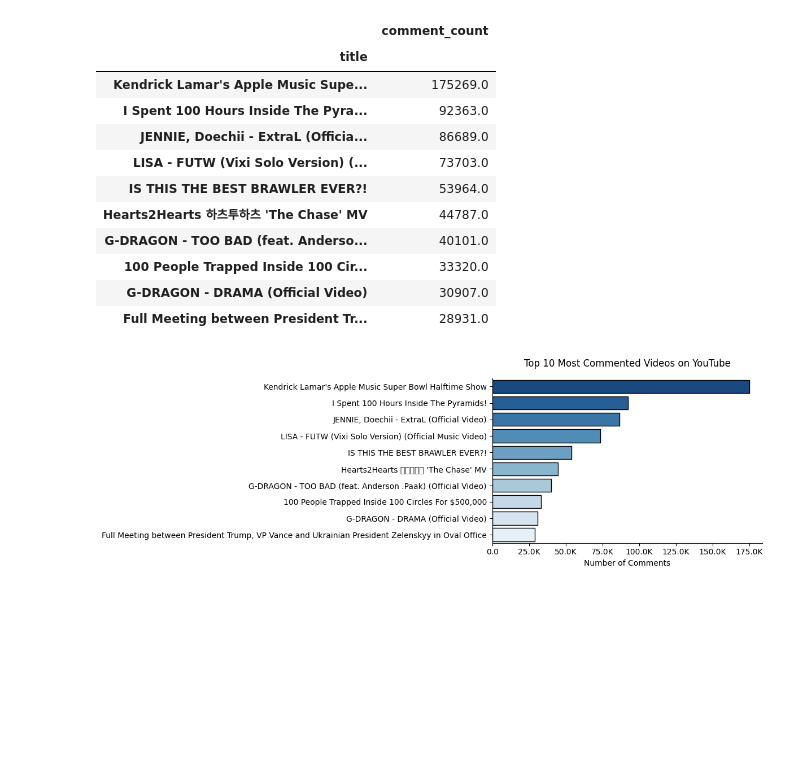
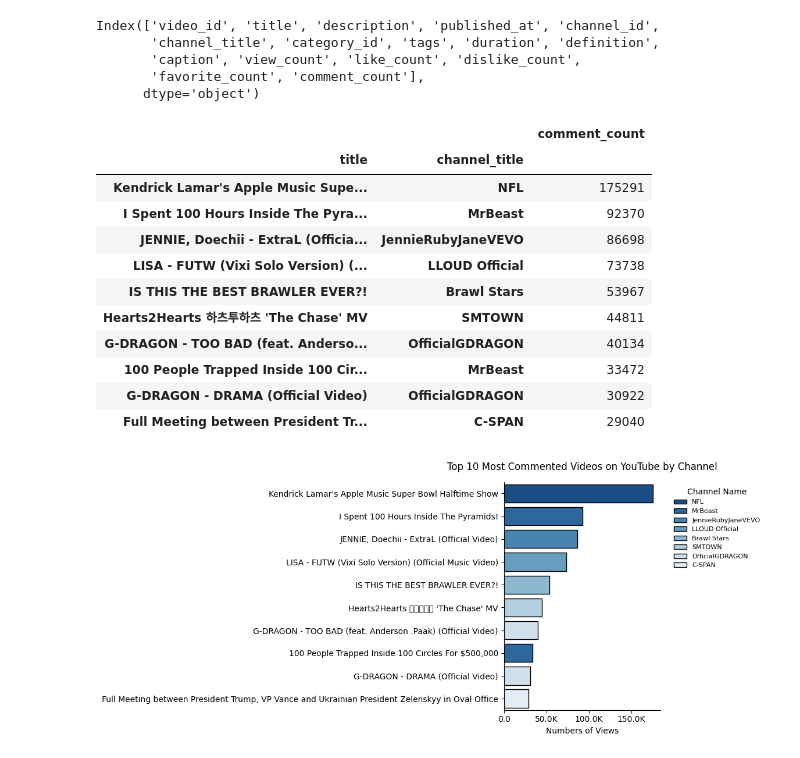
Before and after one commit to modyreturn/Youtube_Data_Analysis, a Jupyter notebook: 03_Top_Commented.ipynb, the cells around one changed output. Drawn from its saved outputs; the diff is of its cells as text; code cells hidden in the pictures; blank space fills up the shorter version.

```diff
--- a/03_Top_Commented.ipynb
+++ b/03_Top_Commented.ipynb
@@ -15,53 +15,64 @@ df.head(2)
 |  | video_id | title | description | published_at | channel_id | channel_title | category_id | tags | ... |
 | 0 | wsCmWZSASes | Tank vs Roach FIGHT HIGHLIGHTS: M... | Gervonta Davis and Lamont Roach f... | 2025-03-02T06:35:42Z | UCWXYAGB9SadlL6p5Bb66wWw | Premier Boxing Champions | 17 | ['Boxing', 'Gervonta Davis', 'Ger... | ... |
 | 1 | mS8W6NY6QjQ | FULL SEGMENT: John Cena SELLS OUT... | After Undisputed WWE Champion Cod... | 2025-03-02T05:03:43Z | UCJ5v_MCY6GNUBTO8-D3XoAg | WWE | 17 | ['Cody Rhodes', 'John Cena', 'The... | ... |
+# %%
+df.columns
+# %% [output]
+Index(['video_id', 'title', 'description', 'published_at', 'channel_id',
+       'channel_title', 'category_id', 'tags', 'duration', 'definition',
+       'caption', 'view_count', 'like_count', 'dislike_count',
+       'favorite_count', 'comment_count'],
+      dtype='object')
 # %%
-top_commented_videos = df.pivot_table(index='title',
-                                      values='comment_count'
+top_commented_videos = df.pivot_table(index=['title', 'channel_title'],
+                                      values='comment_count', aggfunc='sum',
                                       ).sort_values(by='comment_count',
                                                     ascending=False).head(10)
 
 top_commented_videos
 # %% [output]
-|  | comment_count |
-| title |  |
-| Kendrick Lamar's Apple Music Supe... | 175269.0 |
-| I Spent 100 Hours Inside The Pyra... | 92363.0 |
-| JENNIE, Doechii - ExtraL (Officia... | 86689.0 |
-| LISA - FUTW (Vixi Solo Version) (... | 73703.0 |
-| IS THIS THE BEST BRAWLER EVER?! | 53964.0 |
-| Hearts2Hearts 하츠투하츠 'The Chase' MV | 44787.0 |
-| G-DRAGON - TOO BAD (feat. Anderso... | 40101.0 |
-| 100 People Trapped Inside 100 Cir... | 33320.0 |
-| G-DRAGON - DRAMA (Official Video) | 30907.0 |
-| Full Meeting between President Tr... | 28931.0 |
+|  |  | comment_count |
+| title | channel_title |  |
+| Kendrick Lamar's Apple Music Supe... | NFL | 175291 |
+| I Spent 100 Hours Inside The Pyra... | MrBeast | 92370 |
+| JENNIE, Doechii - ExtraL (Officia... | JennieRubyJaneVEVO | 86698 |
+| LISA - FUTW (Vixi Solo Version) (... | LLOUD Official | 73738 |
+| IS THIS THE BEST BRAWLER EVER?! | Brawl Stars | 53967 |
+| Hearts2Hearts 하츠투하츠 'The Chase' MV | SMTOWN | 44811 |
+| G-DRAGON - TOO BAD (feat. Anderso... | OfficialGDRAGON | 40134 |
+| 100 People Trapped Inside 100 Cir... | MrBeast | 33472 |
+| G-DRAGON - DRAMA (Official Video) | OfficialGDRAGON | 30922 |
+| Full Meeting between President Tr... | C-SPAN | 29040 |
 # %%
-plt.figure(figsize=(8, 4))
+plt.figure(figsize=(12, 5))
 sns.barplot(data=top_commented_videos,
             x='comment_count',
             y='title',
             palette='Blues_r',
-            edgecolor='black'
+            edgecolor='k',
+            hue='channel_title',
+            #dodge=True,
             )
 
 # Function to format the values
 def num_format(x, pos):
     if x >= 1e6:
         return '{:1.1f}M'.format(x*1e-6)
     elif x >= 1e3:
         return '{:1.1f}K'.format(x*1e-3)
     else:
         return '{:1.1f}'.format(x)
 
 # Applying the custom formatter to the x-axis
 plt.gca().xaxis.set_major_formatter(FuncFormatter(num_format))
 
-plt.title("Top 10 Most Commented Videos on YouTube", pad=15)
-plt.xlabel("Number of Comments")
+plt.title('Top 10 Most Commented Videos on YouTube by Channel', pad=15)
+plt.xlabel('Numbers of Views')
 plt.ylabel('')
+plt.legend(title='Channel Name', bbox_to_anchor=(1.05, 1), loc='upper left', fontsize=8, title_fontsize=10, frameon=False)
 
 sns.despine()
 plt.tight_layout()
 plt.show()
 # %% [output]
-[figure, old version]
+[figure, new version]
```
Also changed, not shown: parts of 3 cells of this notebook, 2 other files.
